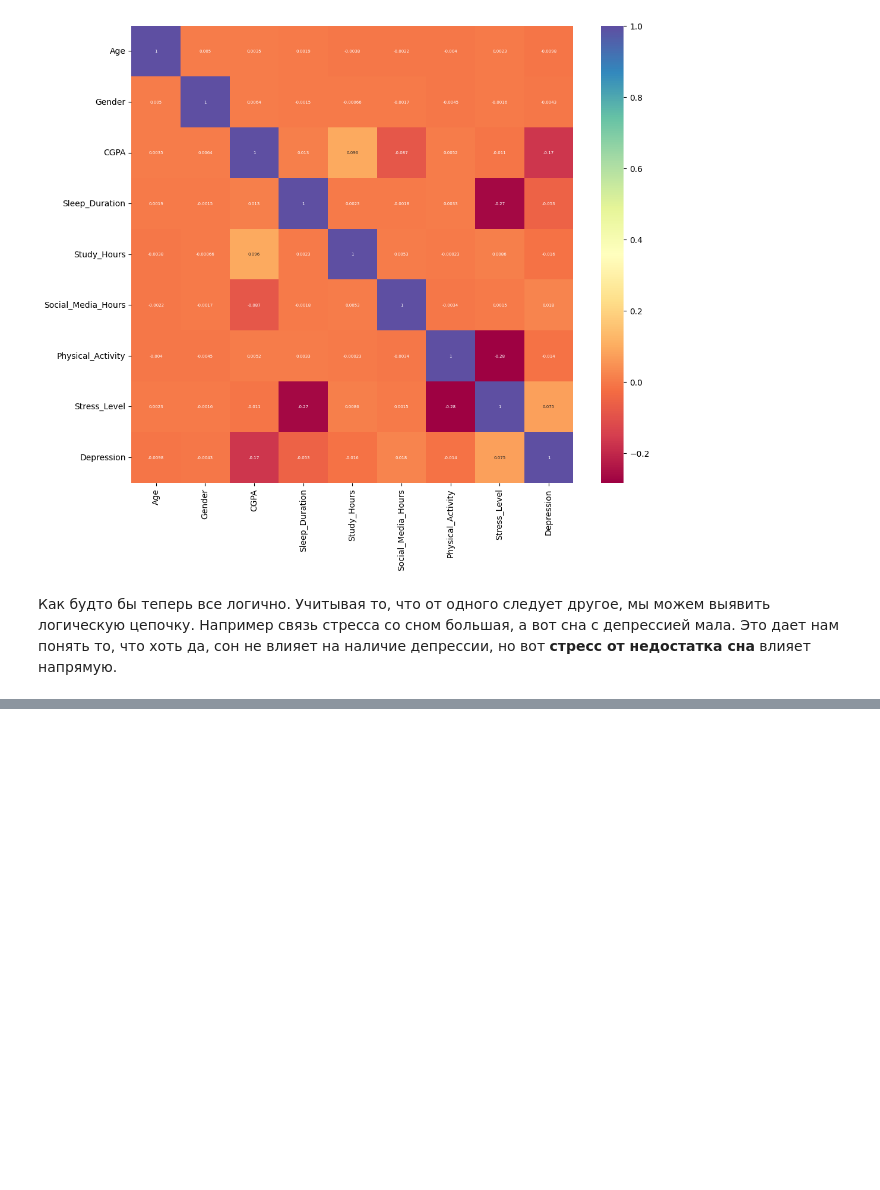
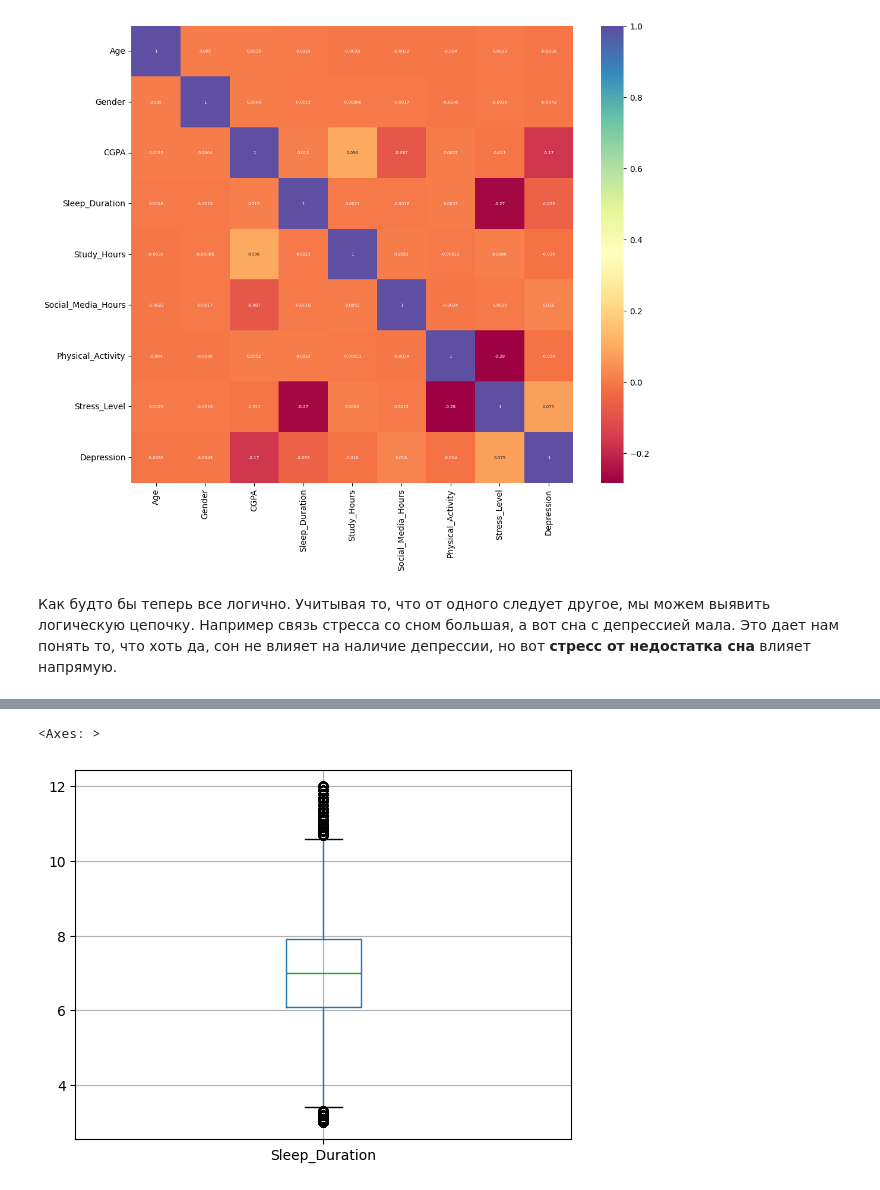
Before and after one commit to ager-afk/datasetwork, a Jupyter notebook: Липатникова WINTER ARC/анализ десперсии.ipynb, the cells around one changed output, grey strips where cells are left out. Saved outputs shown, nothing was run; the diff lists cells and outputs as text; code cells hidden in the pictures; blank space fills up the shorter version.

```diff
--- a/Липатникова WINTER ARC/анализ десперсии.ipynb
+++ b/Липатникова WINTER ARC/анализ десперсии.ipynb
@@ -586,0 +598,5 @@ plt.show()
+# %%
+df.boxplot('Sleep_Duration')
+# %% [output]
+<Axes: >
+[figure, added]
```
Also changed, not shown: parts of 31 cells of this notebook.
